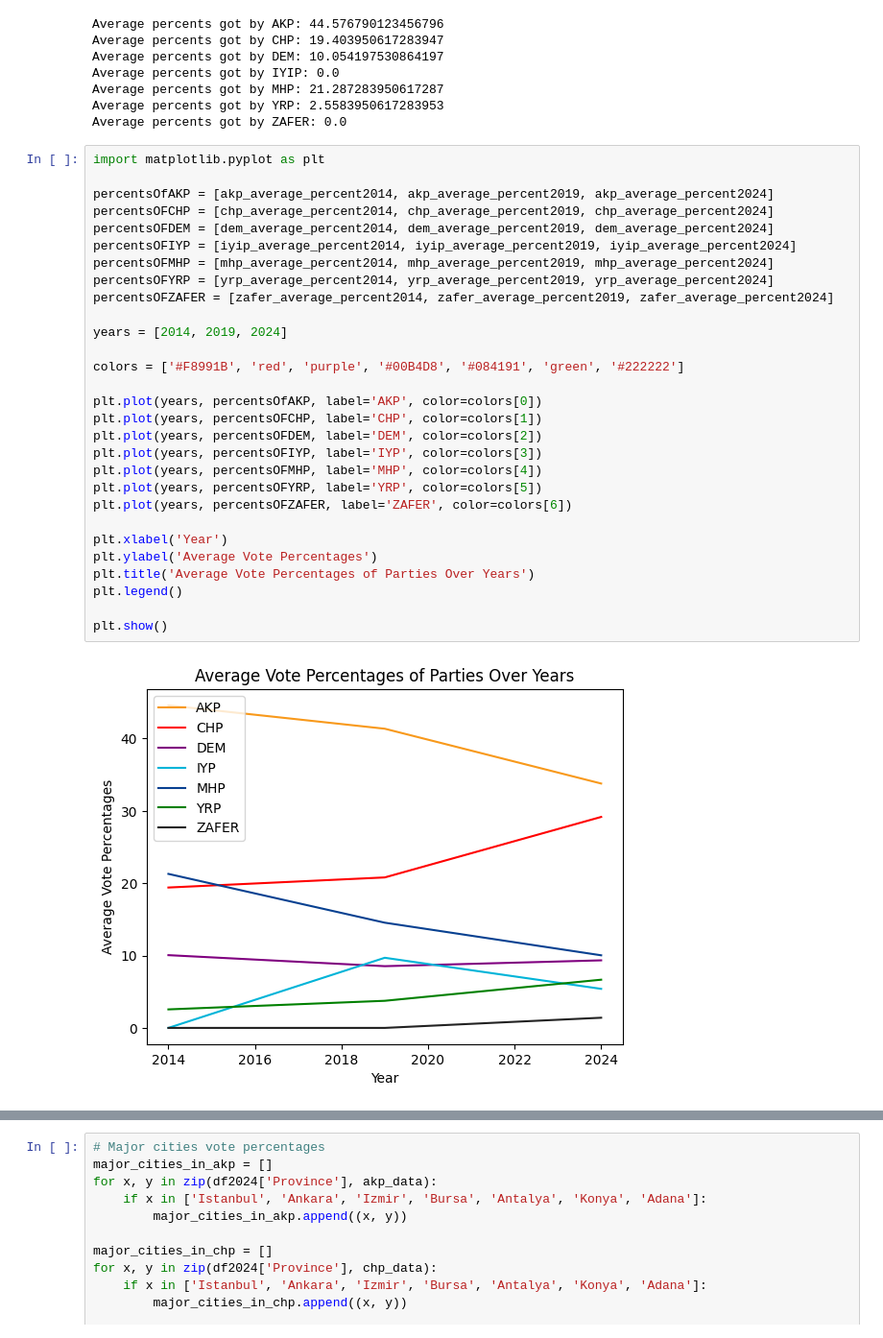
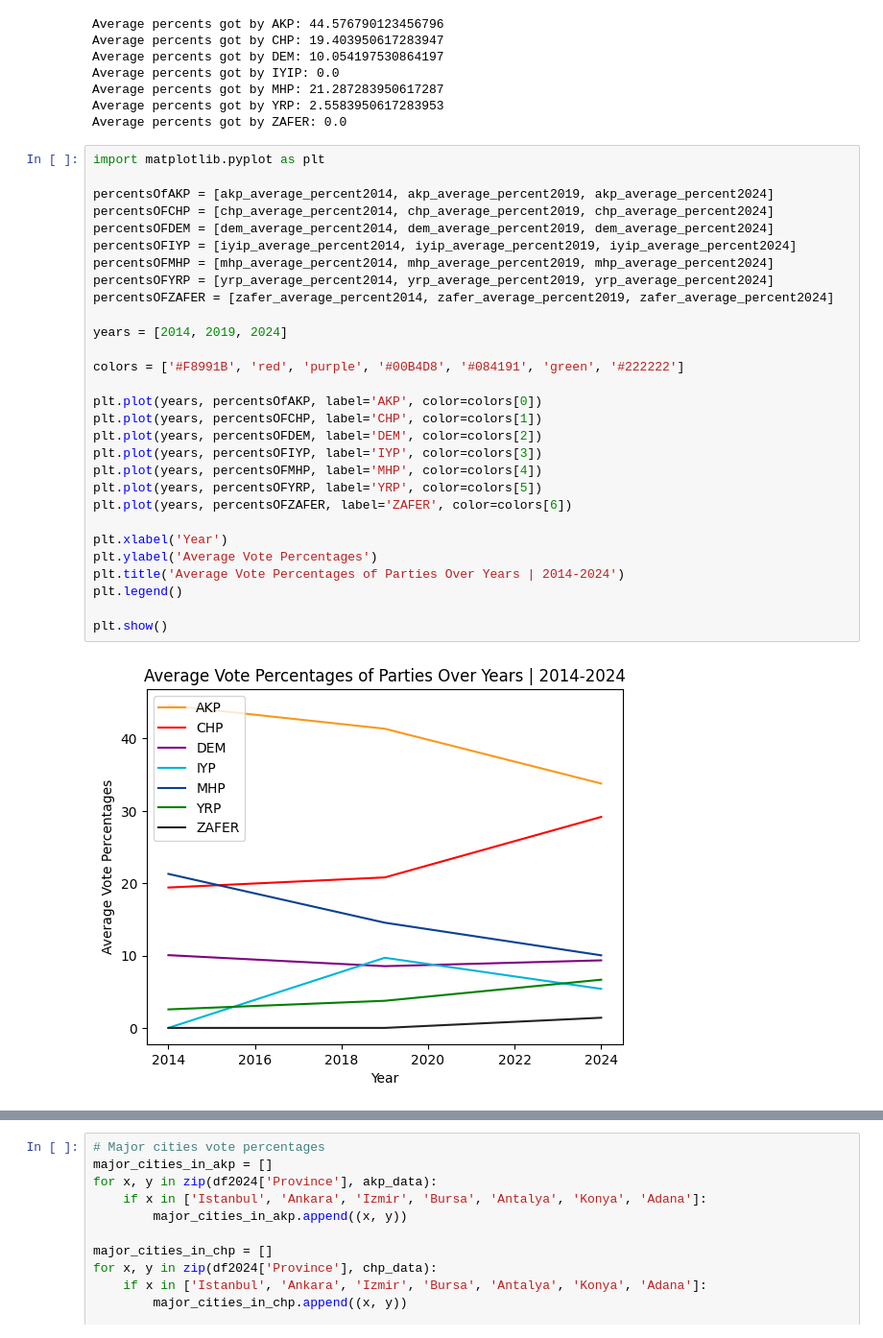
Before and after one commit to imranmammadov19852/Turkey-election-predict, a Jupyter notebook: index.ipynb, the cells around one changed output, grey strips where cells are left out. Shown: that part at 96% size. Drawn from its saved outputs; the diff is of its cells as text.

```diff
--- a/index.ipynb
+++ b/index.ipynb
@@ -168,34 +168,34 @@ Average percents got by ZAFER: 0.0
 # %%
 import matplotlib.pyplot as plt
 
 percentsOfAKP = [akp_average_percent2014, akp_average_percent2019, akp_average_percent2024]
 percentsOFCHP = [chp_average_percent2014, chp_average_percent2019, chp_average_percent2024]
 percentsOFDEM = [dem_average_percent2014, dem_average_percent2019, dem_average_percent2024]
 percentsOFIYP = [iyip_average_percent2014, iyip_average_percent2019, iyip_average_percent2024]
 percentsOFMHP = [mhp_average_percent2014, mhp_average_percent2019, mhp_average_percent2024]
 percentsOFYRP = [yrp_average_percent2014, yrp_average_percent2019, yrp_average_percent2024]
 percentsOFZAFER = [zafer_average_percent2014, zafer_average_percent2019, zafer_average_percent2024]
 
 years = [2014, 2019, 2024]
 
 colors = ['#F8991B', 'red', 'purple', '#00B4D8', '#084191', 'green', '#222222']
 
 plt.plot(years, percentsOfAKP, label='AKP', color=colors[0])
 plt.plot(years, percentsOFCHP, label='CHP', color=colors[1])
 plt.plot(years, percentsOFDEM, label='DEM', color=colors[2])
 plt.plot(years, percentsOFIYP, label='IYP', color=colors[3])
 plt.plot(years, percentsOFMHP, label='MHP', color=colors[4])
 plt.plot(years, percentsOFYRP, label='YRP', color=colors[5])
 plt.plot(years, percentsOFZAFER, label='ZAFER', color=colors[6])
 
 plt.xlabel('Year')
 plt.ylabel('Average Vote Percentages')
-plt.title('Average Vote Percentages of Parties Over Years')
+plt.title('Average Vote Percentages of Parties Over Years | 2014-2024')
 plt.legend()
 
 plt.show()
 # %% [output]
-[figure, old version]
+[figure, new version]
 # %%
 akp_data = df2024['AKP(%)']
 chp_data = df2024['CHP(%)']
```
Also changed, not shown: parts of 10 cells of this notebook.
